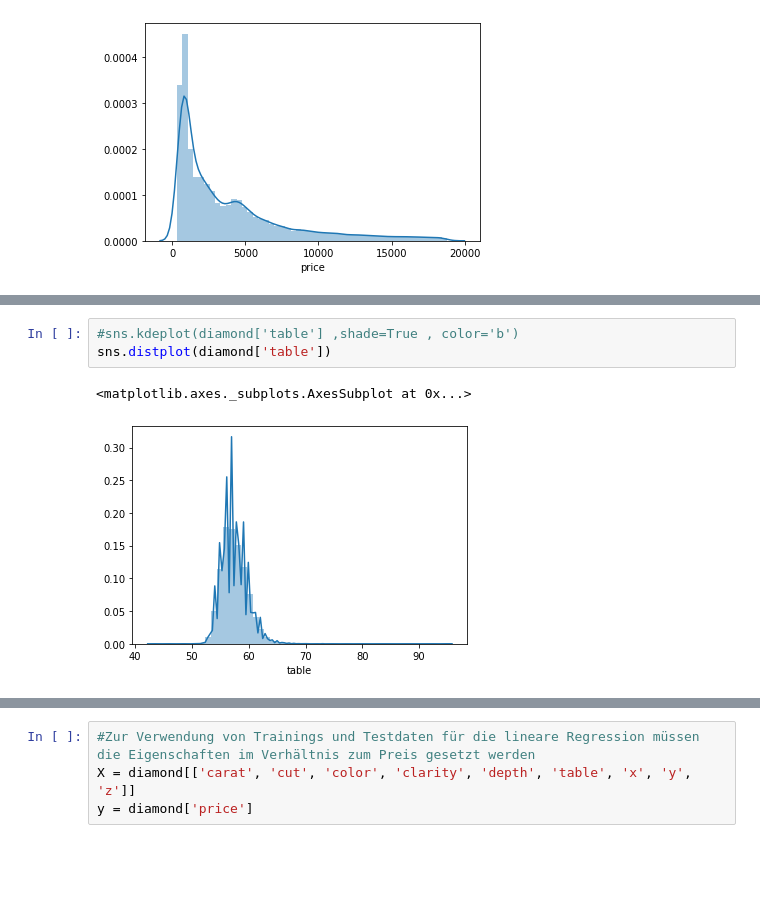
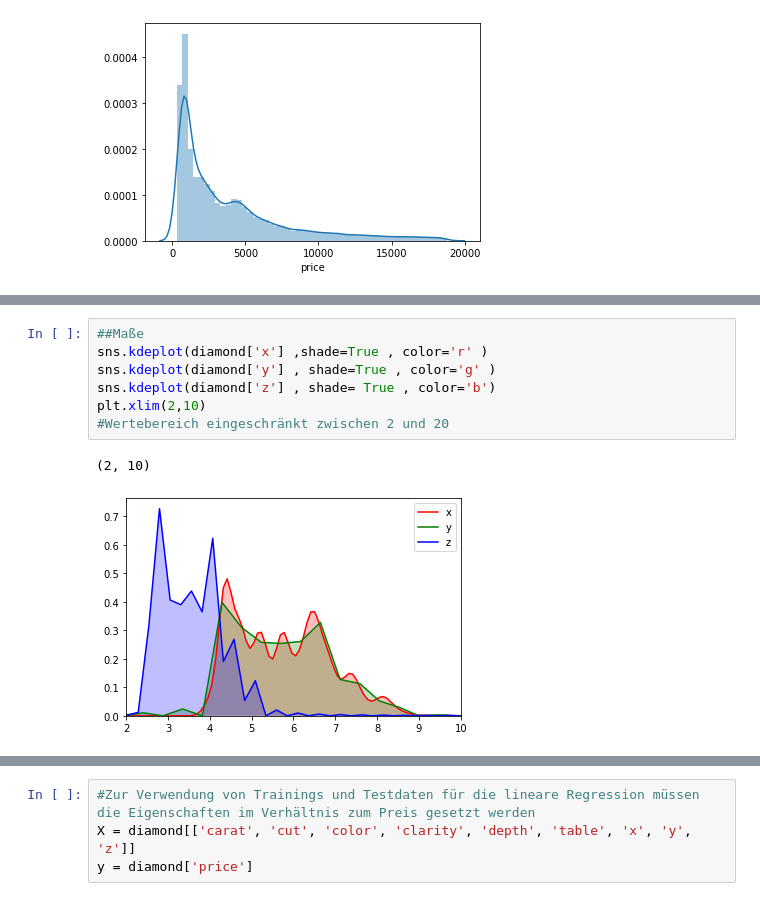
Before and after one commit to AnnaLenaStoe/Diamonds, a Jupyter notebook: diamonds.ipynb, the cells around one changed output, grey strips where cells are left out. Saved outputs shown, nothing was run; the diff lists cells and outputs as text; blank space fills up the shorter version.

```diff
--- a/diamonds.ipynb
+++ b/diamonds.ipynb
@@ -234,6 +256,10 @@ sns.jointplot(x='depth', y='price' , data=diamond , kind='regplot', size=5)
-# %%
-#sns.kdeplot(diamond['table'] ,shade=True , color='b')
-sns.distplot(diamond['table'])
-# %% [output]
-<matplotlib.axes._subplots.AxesSubplot at 0x...>
-[figure, removed]
+# %%
+##Maße
+sns.kdeplot(diamond['x'] ,shade=True , color='r' )
+sns.kdeplot(diamond['y'] , shade=True , color='g' )
+sns.kdeplot(diamond['z'] , shade= True , color='b')
+plt.xlim(2,10)
+#Wertebereich eingeschränkt zwischen 2 und 20
+# %% [output]
+(2, 10)
+[figure, added]
```
Also changed, not shown: parts of 26 cells of this notebook.
